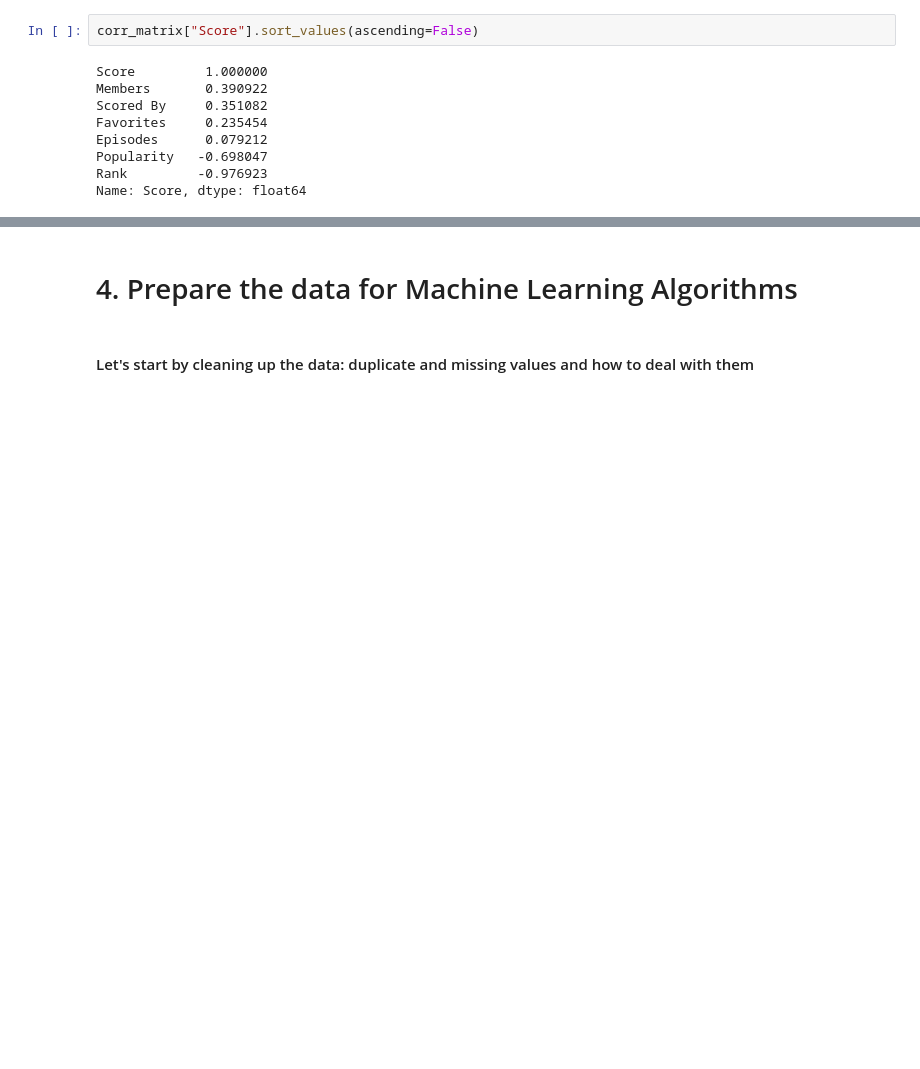
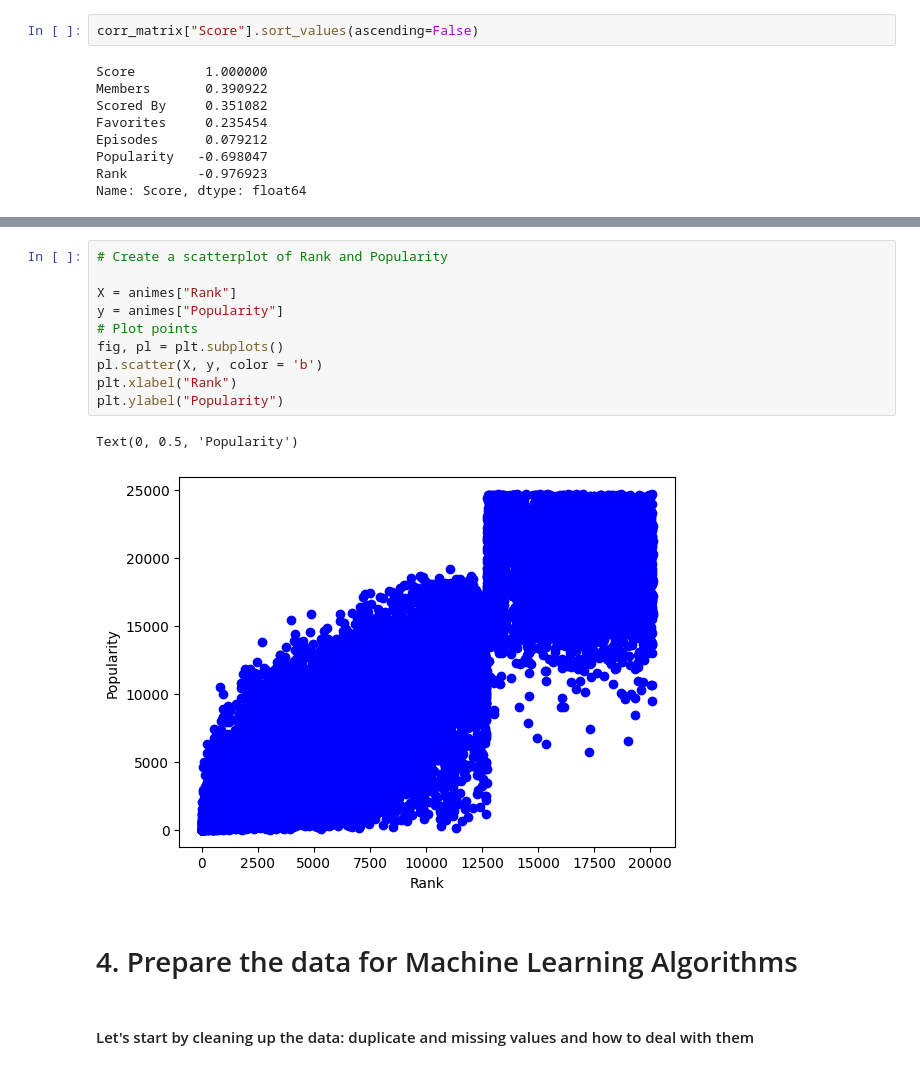
Before and after one commit to Threegoldsqwq/Machine_Learning_Anime_Recommendation, a Jupyter notebook: Animes_Analysis.ipynb, the cells around one changed output, grey strips where cells are left out. Drawn from its saved outputs; the diff is of its cells as text; blank space fills up the shorter version.

```diff
--- a/Animes_Analysis.ipynb
+++ b/Animes_Analysis.ipynb
@@ -430,3 +421,16 @@ plt.show()
+# %%
+# Create a scatterplot of Rank and Popularity
+
+X = animes["Rank"]
+y = animes["Popularity"]
+# Plot points
+fig, pl = plt.subplots()
+pl.scatter(X, y, color = 'b')
+plt.xlabel("Rank")
+plt.ylabel("Popularity")
+# %% [output]
+Text(0, 0.5, 'Popularity')
+[figure, added]
 # %% [markdown]
 # 4. Prepare the data for Machine Learning Algorithms
 # %% [markdown]
```
Also changed, not shown: parts of 40 cells of this notebook.
